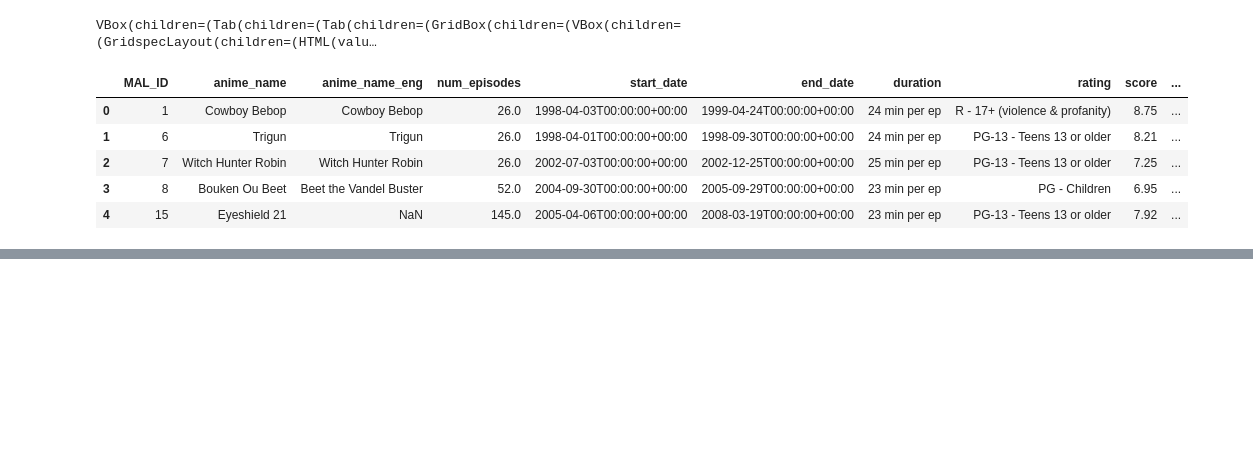
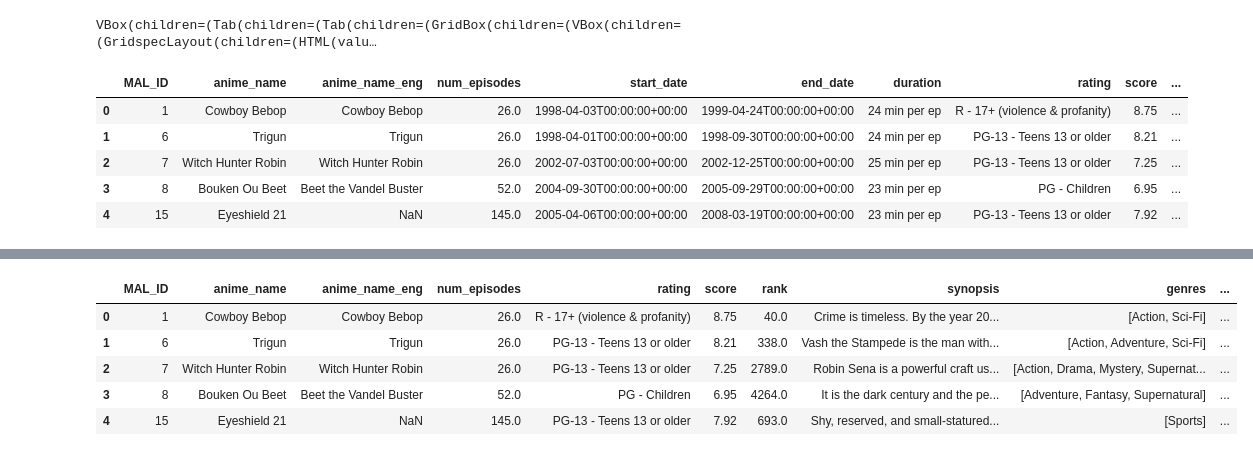
Before and after one commit to Joshi-J/Anime_Recommender_System, a Jupyter notebook: eda.ipynb, the cells around one changed output, grey strips where cells are left out. Saved outputs shown, nothing was run; the diff lists cells and outputs as text; code cells hidden in the pictures; blank space fills up the shorter version.

Commit message:
added preprocessing of genres

```diff
--- a/eda.ipynb
+++ b/eda.ipynb
@@ -52,5 +54,10 @@ anime_df['start_month'] = pd.DatetimeIndex(anime_df['start_date']).month
 anime_df['start_year'] = pd.DatetimeIndex(anime_df['start_date']).year
 anime_df['end_month'] = pd.DatetimeIndex(anime_df['end_date']).month
 anime_df['end_year'] = pd.DatetimeIndex(anime_df['end_date']).year
-anime_df['anime_duration_amt'] = anime_df.duration.str.extract('(\d+)')
-anime_df['anime_duration_type'] = anime_df.duration.str.extract('\s+(\D+)')
+anime_df['ep_duration_amt'] = anime_df.duration.str.extract('(\d+)')
+anime_df['ep_duration_amt'] = pd.to_numeric(anime_df['ep_duration_amt'])
+anime_df['anime_duration_type'] = anime_df.duration.str.extract('\s+(\w+)')
+anime_df['anime_duration_per_ep'] = anime_df.duration.str.extract('\s+\D+\s(\D+)')
+anime_df['episode_duration_sec'] = np.where(anime_df['anime_duration_type']=='min', anime_df['ep_duration_amt']*60, anime_df['ep_duration_amt'])
+anime_df['season_duration_sec'] = anime_df.episode_duration_sec * anime_df.num_episodes
+anime_df["genres"] = anime_df["genres"].apply(eval)
@@ -81 +83,13 @@ end_year          float64
 dtype: object
+# %%
+anime_processed_df = anime_df[['MAL_ID', 'anime_name', 'anime_name_eng', 'num_episodes', 'rating', 'score', 'rank', 'synopsis', 'genres',
+                                'demographics', 'start_month', 'start_year', 'end_month', 'end_year', 'episode_duration_sec', 'season_duration_sec']]
+# %%
+anime_processed_df.head()
+# %% [output]
+|  | MAL_ID | anime_name | anime_name_eng | num_episodes | rating | score | rank | synopsis | genres | ... |
+| 0 | 1 | Cowboy Bebop | Cowboy Bebop | 26.0 | R - 17+ (violence & profanity) | 8.75 | 40.0 | Crime is timeless. By the year 20... | [Action, Sci-Fi] | ... |
+| 1 | 6 | Trigun | Trigun | 26.0 | PG-13 - Teens 13 or older | 8.21 | 338.0 | Vash the Stampede is the man with... | [Action, Adventure, Sci-Fi] | ... |
+| 2 | 7 | Witch Hunter Robin | Witch Hunter Robin | 26.0 | PG-13 - Teens 13 or older | 7.25 | 2789.0 | Robin Sena is a powerful craft us... | [Action, Drama, Mystery, Supernat... | ... |
+| 3 | 8 | Bouken Ou Beet | Beet the Vandel Buster | 52.0 | PG - Children | 6.95 | 4264.0 | It is the dark century and the pe... | [Adventure, Fantasy, Supernatural] | ... |
+| 4 | 15 | Eyeshield 21 | NaN | 145.0 | PG-13 - Teens 13 or older | 7.92 | 693.0 | Shy, reserved, and small-statured... | [Sports] | ... |
```
Also changed, not shown: parts of 8 cells of this notebook.
